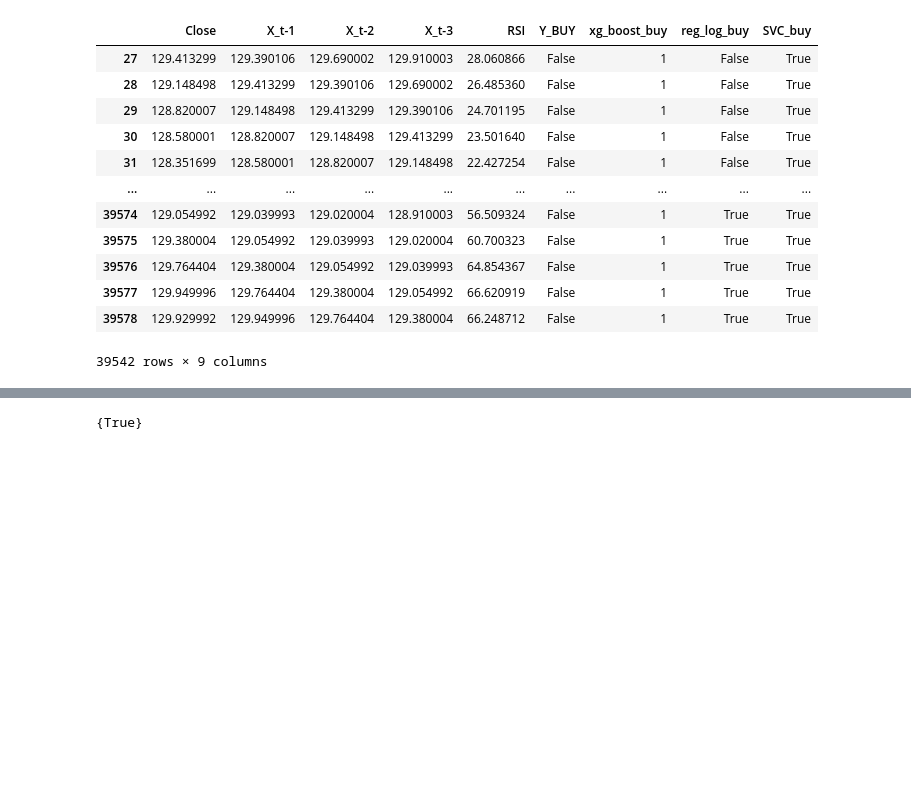
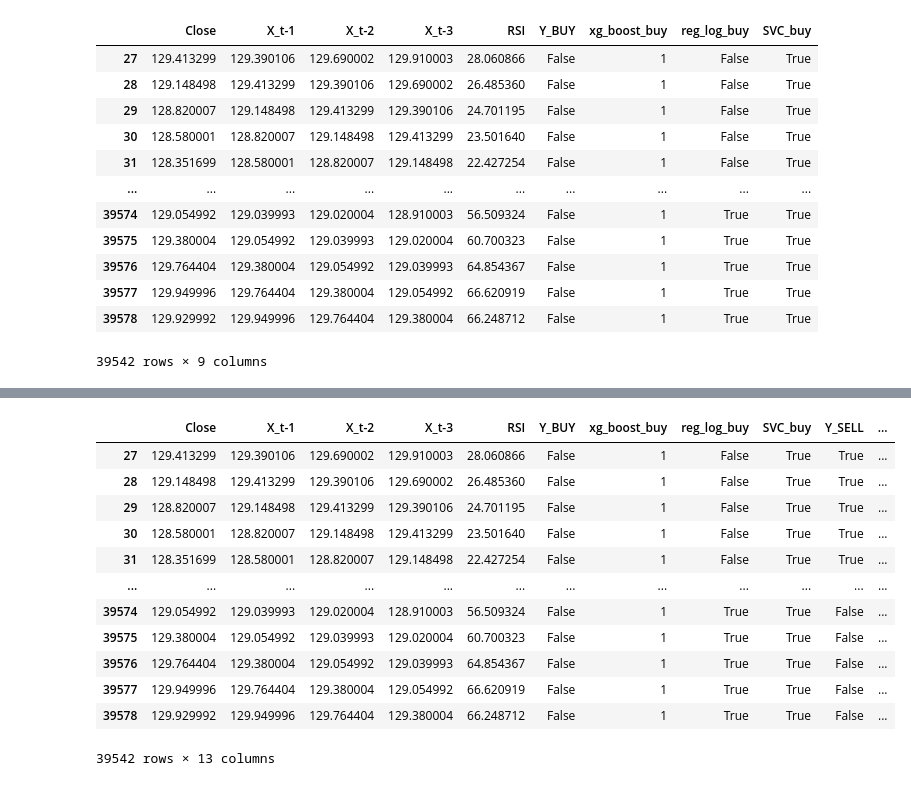
Before and after one commit to rodo1234/003_ML, a Jupyter notebook: report.ipynb, the cells around one changed output, grey strips where cells are left out. Drawn from its saved outputs; the diff is of its cells as text; code cells hidden in the pictures; blank space fills up the shorter version.

Commit message:
se agregan senales de venta para los modelos

```diff
--- a/report.ipynb
+++ b/report.ipynb
@@ -126,3 +126,17 @@ close_data
 | 39577 | 129.949996 | 129.764404 | 129.380004 | 129.054992 | 66.620919 | False | 1 | True | True |
 | 39578 | 129.929992 | 129.949996 | 129.764404 | 129.380004 | 66.248712 | False | 1 | True | True |
 39542 rows × 9 columns
+# %%
+close_data2 = df[['Close', 'X_t-1', 'X_t-2', 'X_t-3', 'RSI', 'Y_SELL']].dropna()
+x = close_data2.drop(columns=['Y_SELL'])
+y = close_data2[['Y_SELL']]
+x_train, x_test, y_train, y_test = train_test_split(x, y, test_size=0.3, shuffle=False)
+# %%
+xgboost_optimizer = XGBOptimizer(x_train, y_train, x_test, y_test)
+xgboost_best_params, best_model_xgboost = xgboost_optimizer.xgb_optuna()
+
+reg_log_optimizer = REGLOGOptimizer(x_train, y_train, x_test, y_test)
+reg_log_best_params, best_model_reg_log = reg_log_optimizer.reglog_optuna()
+
+SVC_optimizer = SVMOptimizer(x_train, y_train, x_test, y_test)
+SVC_best_params, best_model_SVC = SVC_optimizer.svm_optuna()
@@ -129,4 +204,20 @@ close_data
 # %%
-set(close_data['SVC_buy'])
+close_data['Y_SELL'] = close_data2['Y_SELL']
+close_data['xg_boost_sell'] = best_model_xgboost.predict(x)
+close_data['reg_log_sell'] = best_model_reg_log.predict(x)
+close_data['SVC_sell'] = best_model_SVC.predict(x)
+close_data
 # %% [output]
+|  | Close | X_t-1 | X_t-2 | X_t-3 | RSI | Y_BUY | xg_boost_buy | reg_log_buy | SVC_buy | Y_SELL | ... |
+| 27 | 129.413299 | 129.390106 | 129.690002 | 129.910003 | 28.060866 | False | 1 | False | True | True | ... |
+| 28 | 129.148498 | 129.413299 | 129.390106 | 129.690002 | 26.485360 | False | 1 | False | True | True | ... |
+| 29 | 128.820007 | 129.148498 | 129.413299 | 129.390106 | 24.701195 | False | 1 | False | True | True | ... |
+| 30 | 128.580001 | 128.820007 | 129.148498 | 129.413299 | 23.501640 | False | 1 | False | True | True | ... |
+| 31 | 128.351699 | 128.580001 | 128.820007 | 129.148498 | 22.427254 | False | 1 | False | True | True | ... |
+| ... | ... | ... | ... | ... | ... | ... | ... | ... | ... | ... | ... |
+| 39574 | 129.054992 | 129.039993 | 129.020004 | 128.910003 | 56.509324 | False | 1 | True | True | False | ... |
+| 39575 | 129.380004 | 129.054992 | 129.039993 | 129.020004 | 60.700323 | False | 1 | True | True | False | ... |
+| 39576 | 129.764404 | 129.380004 | 129.054992 | 129.039993 | 64.854367 | False | 1 | True | True | False | ... |
+| 39577 | 129.949996 | 129.764404 | 129.380004 | 129.054992 | 66.620919 | False | 1 | True | True | False | ... |
+| 39578 | 129.929992 | 129.949996 | 129.764404 | 129.380004 | 66.248712 | False | 1 | True | True | False | ... |
-{True}
+39542 rows × 13 columns
```
Also changed, not shown: parts of 2 cells of this notebook.
